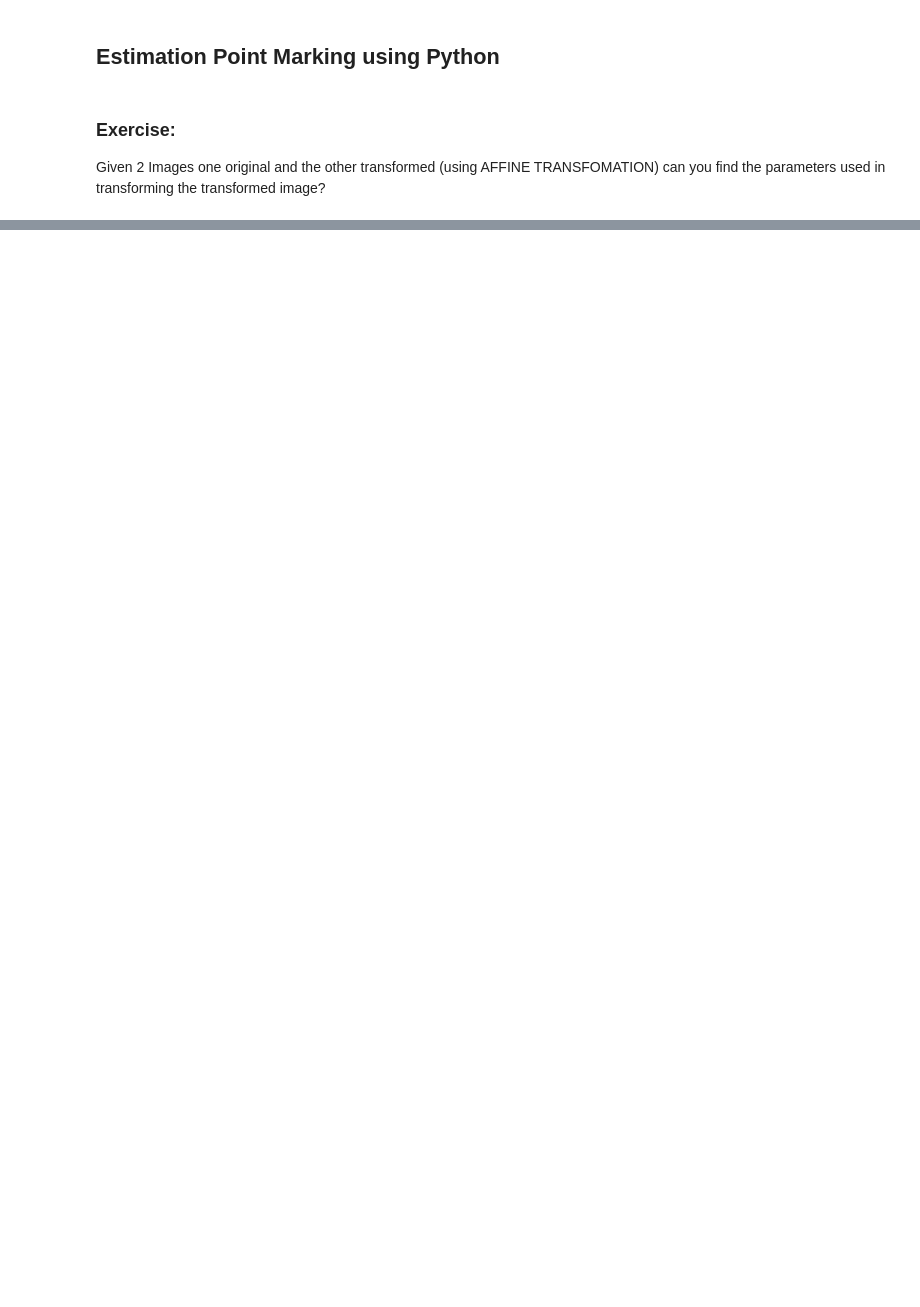
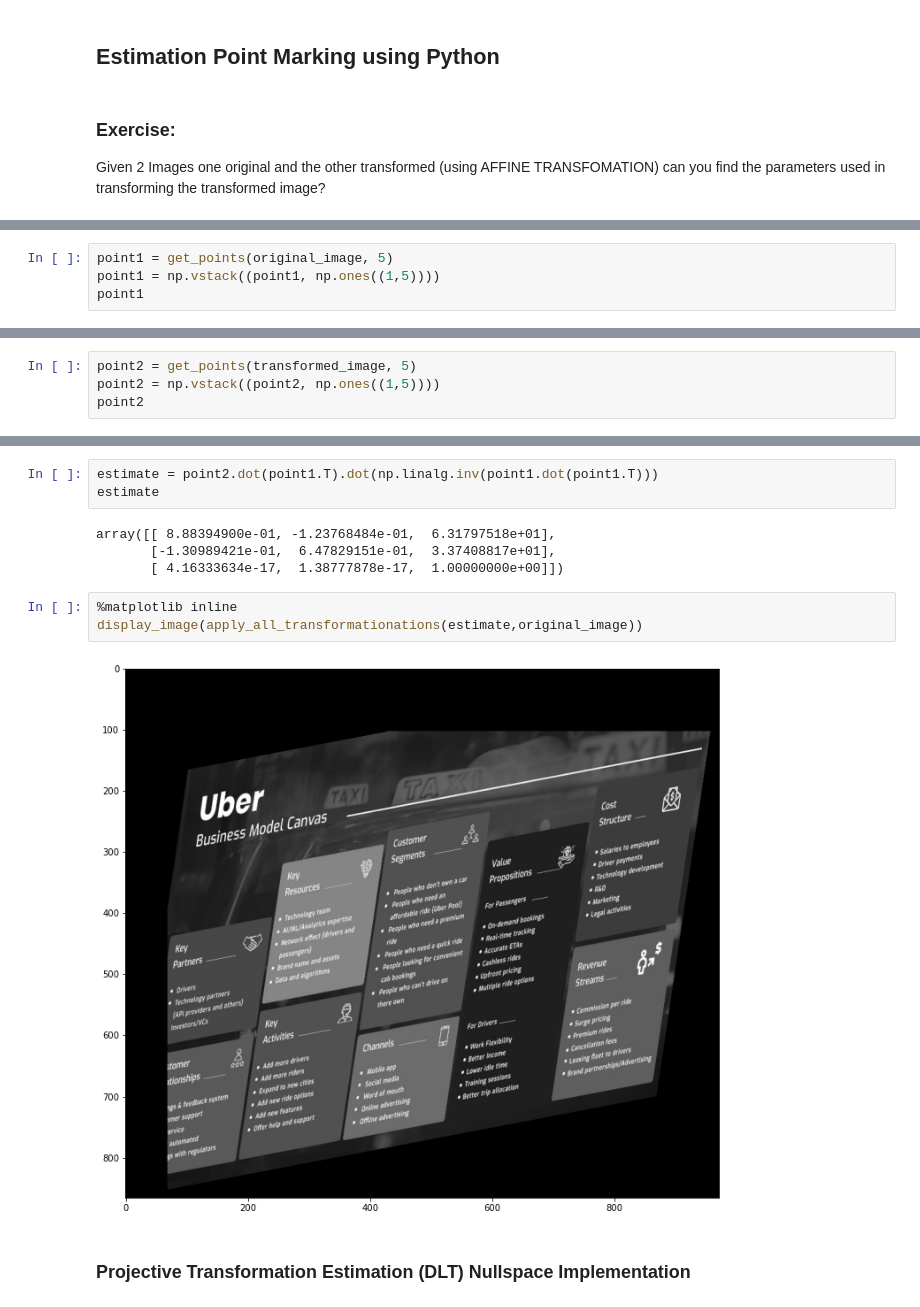
Before and after one commit to anice1/Intro-to-CV, a Jupyter notebook: Geometric-Transformation.ipynb, the cells around one changed output, grey strips where cells are left out. Cells and saved outputs as stored; diff of their text form; blank space fills up the shorter version.

```diff
--- a/Geometric-Transformation.ipynb
+++ b/Geometric-Transformation.ipynb
@@ -586,0 +601,4 @@ display_image(apply_all_transformationations(estimate,original_image))
+# %%
+point1 = get_points(original_image, 5)
+point1 = np.vstack((point1, np.ones((1,5))))
+point1
@@ -586,0 +615,4 @@ display_image(apply_all_transformationations(estimate,original_image))
+# %%
+point2 = get_points(transformed_image, 5)
+point2 = np.vstack((point2, np.ones((1,5))))
+point2
@@ -586,0 +629,14 @@ display_image(apply_all_transformationations(estimate,original_image))
+# %%
+estimate = point2.dot(point1.T).dot(np.linalg.inv(point1.dot(point1.T)))
+estimate
+# %% [output]
+array([[ 8.88394900e-01, -1.23768484e-01,  6.31797518e+01],
+       [-1.30989421e-01,  6.47829151e-01,  3.37408817e+01],
+       [ 4.16333634e-17,  1.38777878e-17,  1.00000000e+00]])
+# %%
+%matplotlib inline
+display_image(apply_all_transformationations(estimate,original_image))
+# %% [output]
+[figure, added]
+# %% [markdown]
+### Projective Transformation Estimation (DLT) Nullspace Implementation
```
Also changed, not shown: parts of 31 cells of this notebook, 5 other files.
